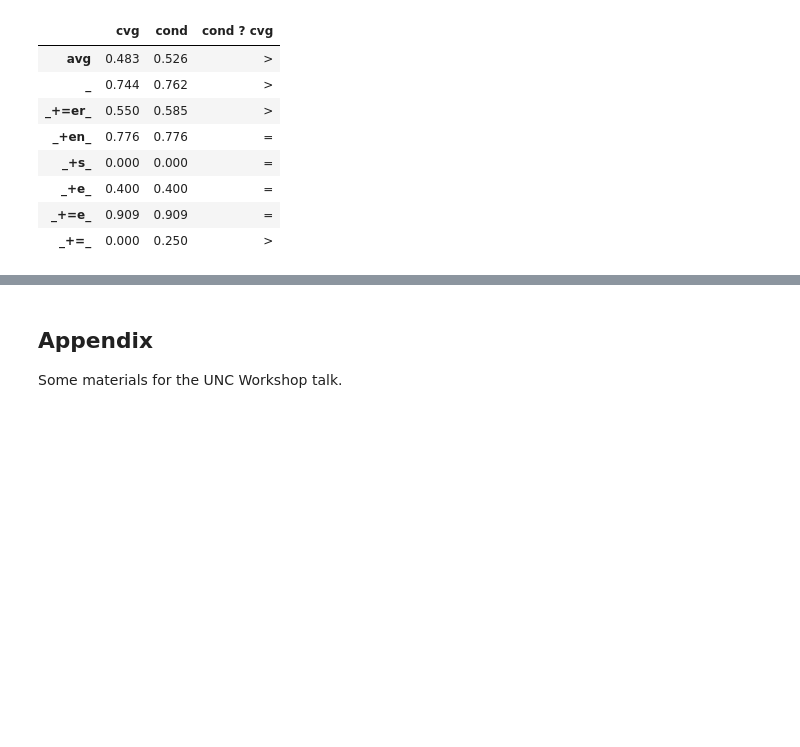
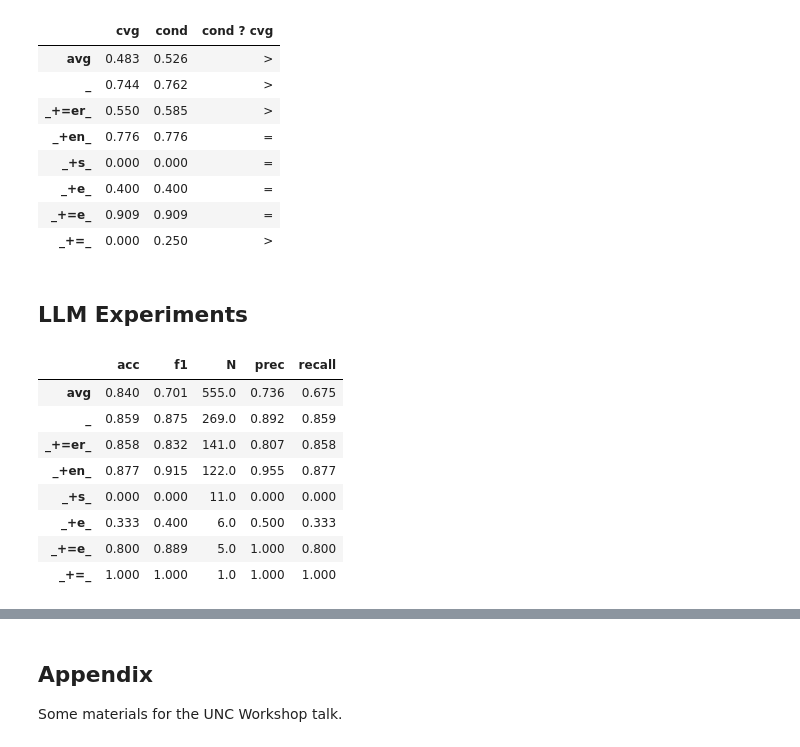
Before and after one commit to maxschmaltz/DieKonstraints, a Jupyter notebook: comp_modeling/inspect.ipynb, the cells around one changed output, grey strips where cells are left out. Drawn from its saved outputs; the diff is of its cells as text; code cells hidden in the pictures; blank space fills up the shorter version.

Commit message:
inspect llm experiment outcome

```diff
--- a/comp_modeling/inspect.ipynb
+++ b/comp_modeling/inspect.ipynb
@@ -1701,3 +1704,5 @@ f1s_cvg_cond
 | _+e_ | 0.400 | 0.400 | = |
 | _+=e_ | 0.909 | 0.909 | = |
 | _+=_ | 0.000 | 0.250 | > |
+# %% [markdown]
+## LLM Experiments
@@ -1703,0 +1711,13 @@ f1s_cvg_cond
+# %%
+llm_metrics = load_tsv_generic(os.path.join(model_dir, "linker_benchmark", "f1_acc_df.tsv"))
+llm_metrics
+# %% [output]
+|  | acc | f1 | N | prec | recall |
+| avg | 0.840 | 0.701 | 555.0 | 0.736 | 0.675 |
+| _ | 0.859 | 0.875 | 269.0 | 0.892 | 0.859 |
+| _+=er_ | 0.858 | 0.832 | 141.0 | 0.807 | 0.858 |
+| _+en_ | 0.877 | 0.915 | 122.0 | 0.955 | 0.877 |
+| _+s_ | 0.000 | 0.000 | 11.0 | 0.000 | 0.000 |
+| _+e_ | 0.333 | 0.400 | 6.0 | 0.500 | 0.333 |
+| _+=e_ | 0.800 | 0.889 | 5.0 | 1.000 | 0.800 |
+| _+=_ | 1.000 | 1.000 | 1.0 | 1.000 | 1.000 |
```
Also changed, not shown: parts of 13 cells of this notebook, 4 other files.
